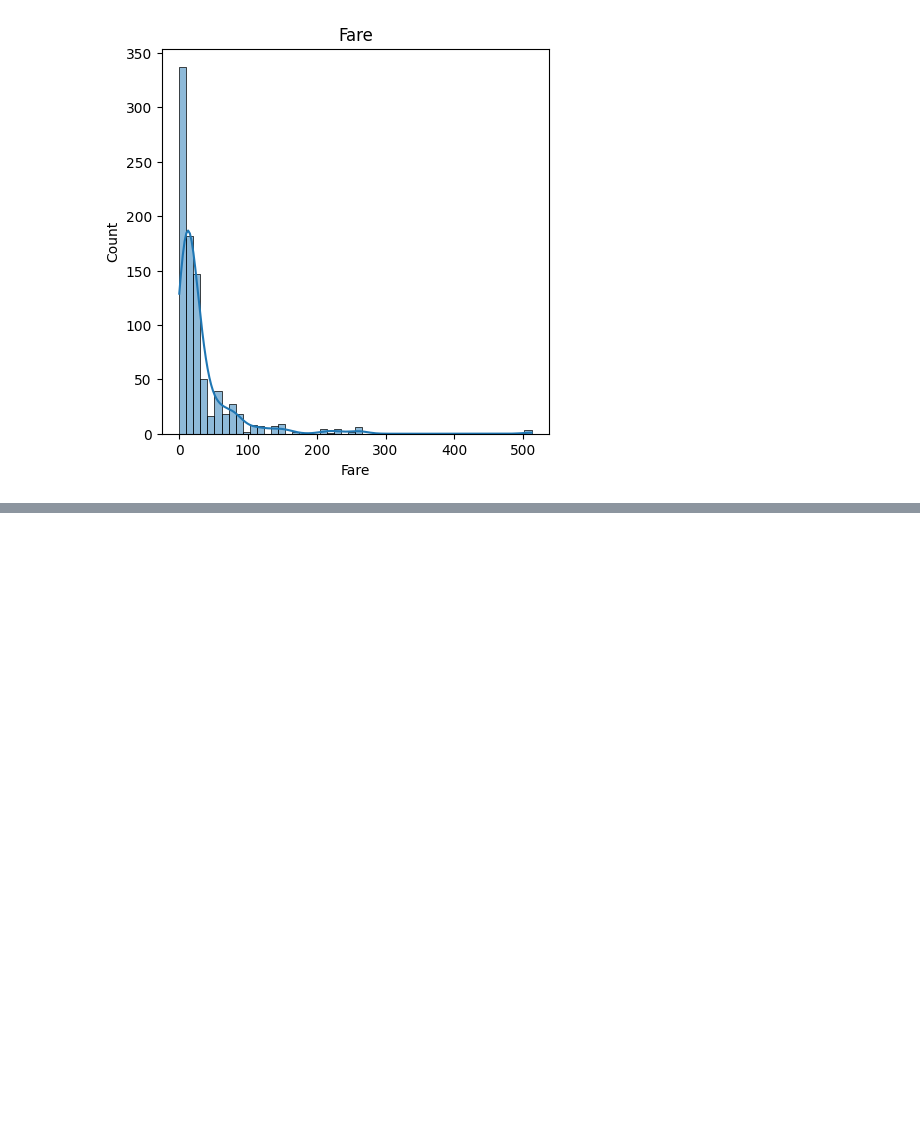
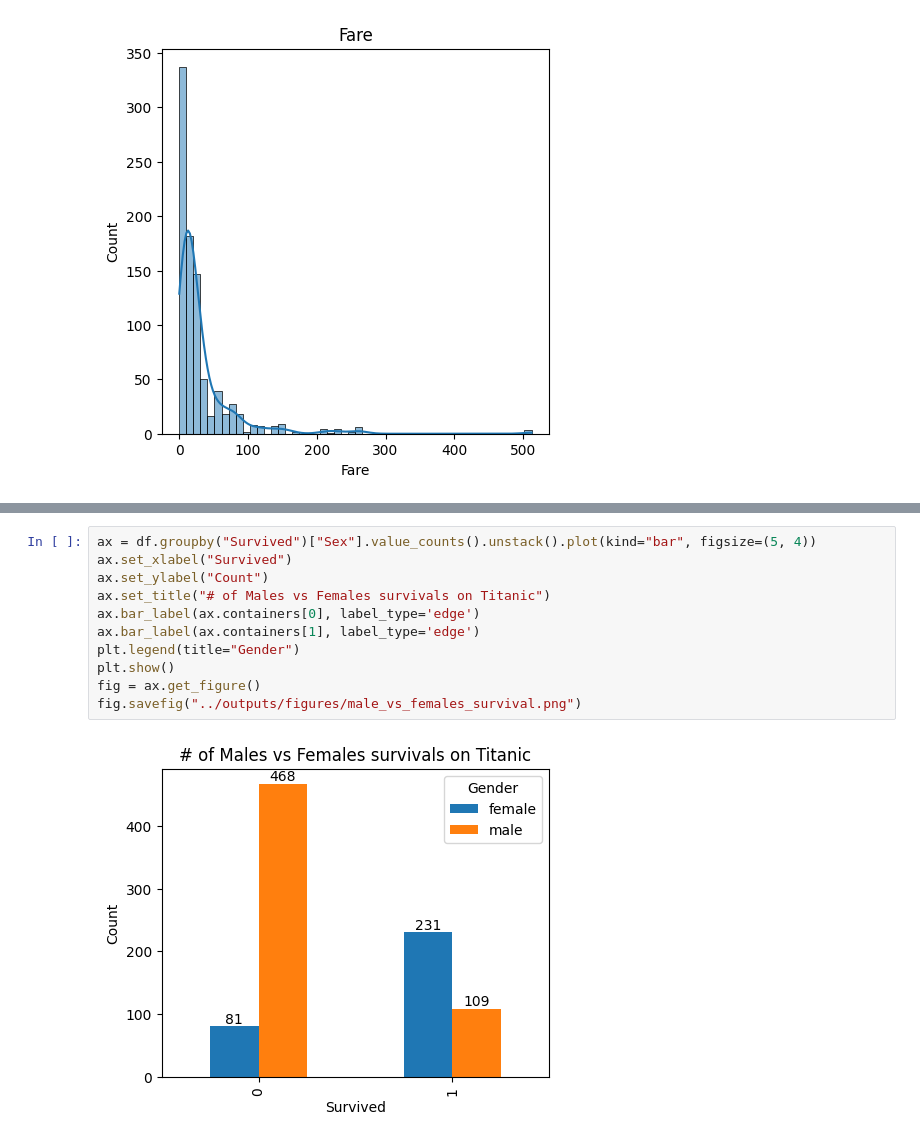
Before and after one commit to Ahamad-ai/EDA, a Jupyter notebook: titanic-eda/notebooks/01_eda.ipynb, the cells around one changed output, grey strips where cells are left out. Cells and saved outputs as stored; diff of their text form; blank space fills up the shorter version.

```diff
--- a/titanic-eda/notebooks/01_eda.ipynb
+++ b/titanic-eda/notebooks/01_eda.ipynb
@@ -364,0 +381,13 @@ df["Survived"].value_counts().plot(kind="pie",labels=["Not Survived","Survived"]
+# %%
+ax = df.groupby("Survived")["Sex"].value_counts().unstack().plot(kind="bar", figsize=(5, 4))
+ax.set_xlabel("Survived")
+ax.set_ylabel("Count")
+ax.set_title("# of Males vs Females survivals on Titanic")
+ax.bar_label(ax.containers[0], label_type='edge')
+ax.bar_label(ax.containers[1], label_type='edge')
+plt.legend(title="Gender")
+plt.show()
+fig = ax.get_figure()
+fig.savefig("../outputs/figures/male_vs_females_survival.png")
+# %% [output]
+[figure, added]
```
Also changed, not shown: parts of 9 cells of this notebook, 6 other files.
